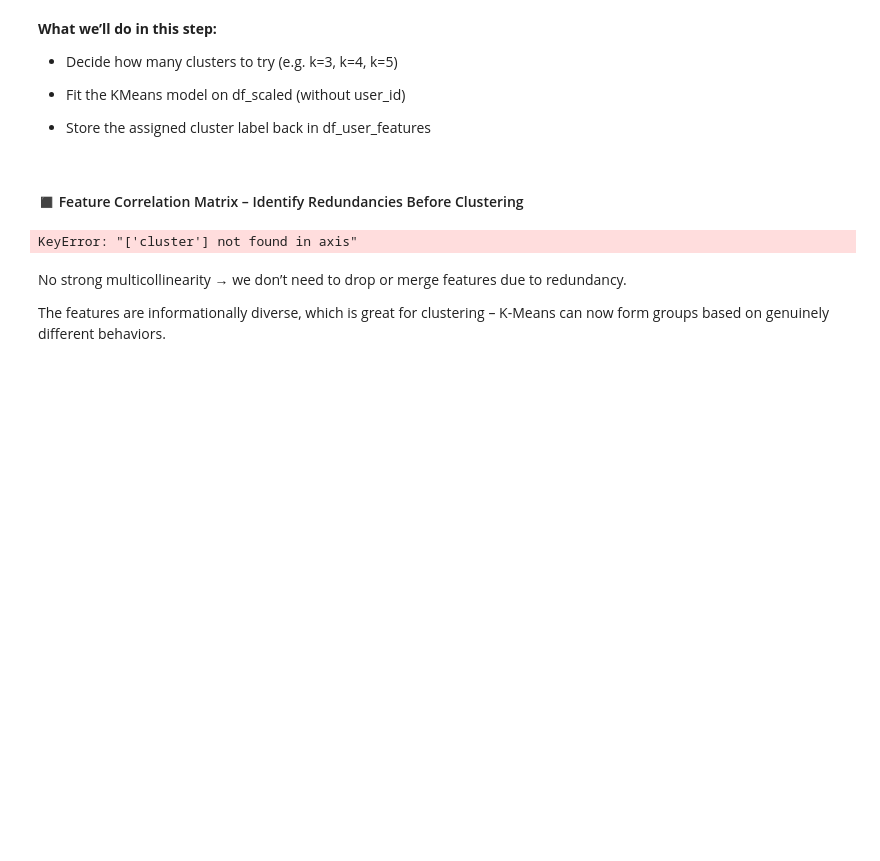
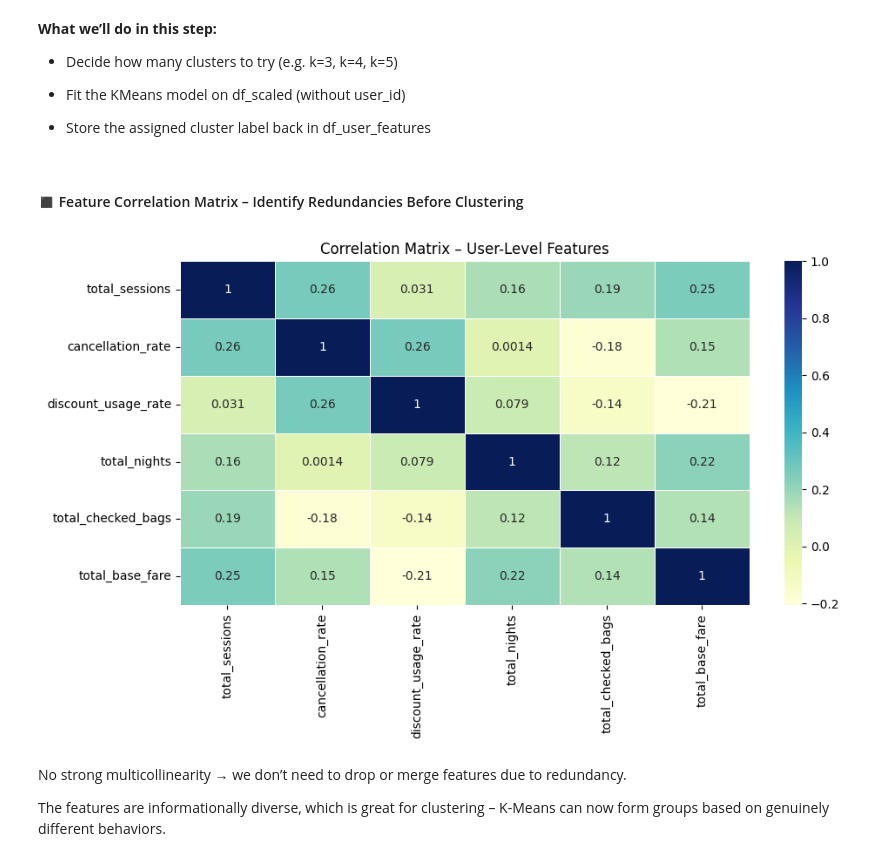
Before and after one commit to KonstantinData/Mastery-Project-Masterschool, a Jupyter notebook: mastery-project-masterschool/notebooks/mastery-project-2025.ipynb, the cells around one changed output. Drawn from its saved outputs; the diff is of its cells as text; code cells hidden in the pictures; blank space fills up the shorter version.

```diff
--- a/mastery-project-masterschool/notebooks/mastery-project-2025.ipynb
+++ b/mastery-project-masterschool/notebooks/mastery-project-2025.ipynb
@@ -611,18 +608,22 @@ for name, df in tables.items():
 # %%
 import seaborn as sns
 import matplotlib.pyplot as plt
 
 # 🔍 Only numeric features for correlation
-corr_data = df_user_features.drop(columns=["user_id", "cluster"])
+# Step before clustering
+corr_data = df_user_features.drop(columns=["user_id"], errors="ignore")
+
+# Step after clustering (if 'cluster' is added)
+corr_data_with_cluster = df_user_features.drop(columns=["user_id", "cluster"], errors="ignore")
 
 # 📊 Plot the correlation matrix
 plt.figure(figsize=(10, 6))
 sns.heatmap(corr_data.corr(), annot=True, cmap="YlGnBu", linewidths=0.5)
 plt.title("Correlation Matrix – User-Level Features")
 plt.tight_layout()
 plt.show()
 # %% [output]
-KeyError: "['cluster'] not found in axis"
+[figure, added]
 # %% [markdown]
 No strong multicollinearity → we don’t need to drop or merge features due to redundancy.
 
```
Also changed, not shown: parts of 17 cells of this notebook, 1 other file.
